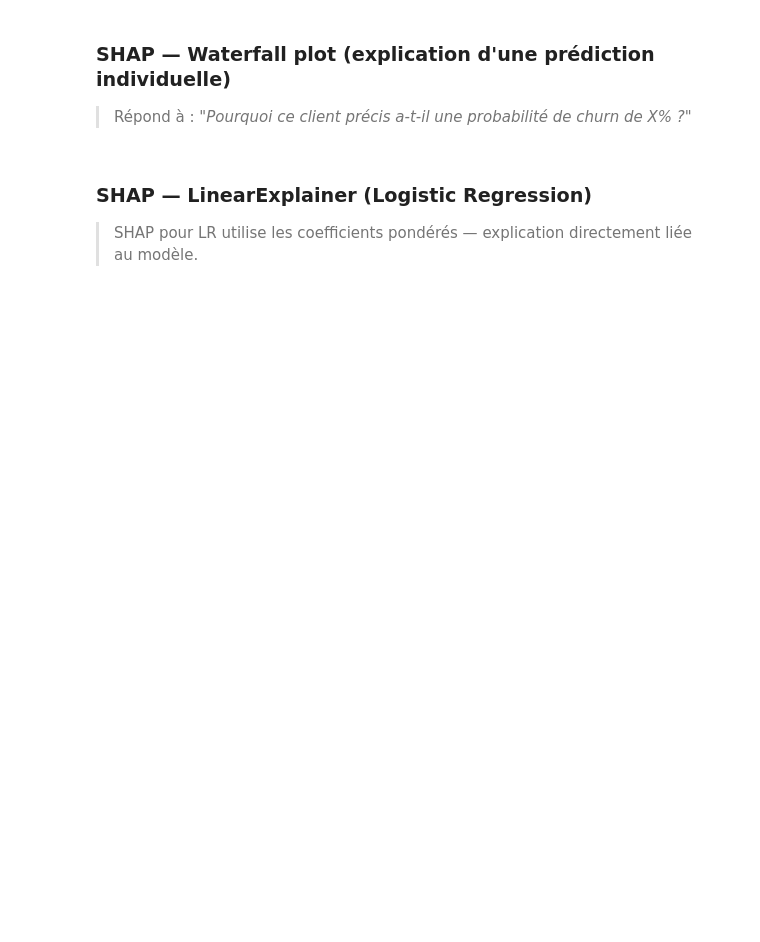
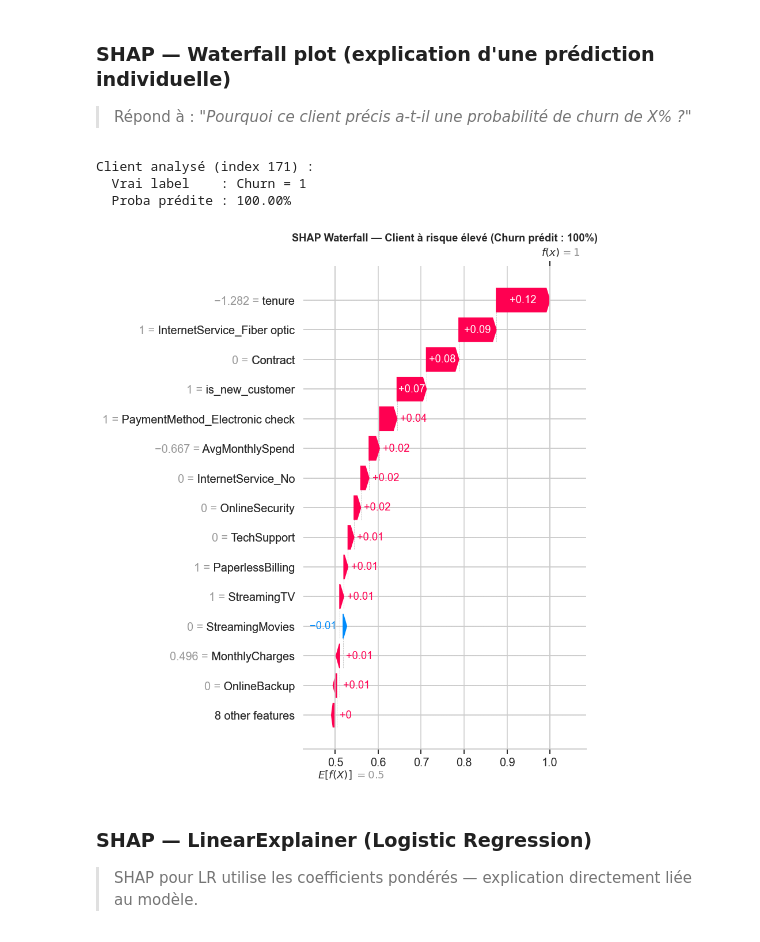
Before and after one commit to Moustapha22013/telco-churn-feature-engineering, a Jupyter notebook: notebooks/04_modeling_experiments.ipynb, the cells around one changed output. Cells and saved outputs as stored; diff of their text form; code cells hidden in the pictures; blank space fills up the shorter version.

```diff
--- a/notebooks/04_modeling_experiments.ipynb
+++ b/notebooks/04_modeling_experiments.ipynb
@@ -369,31 +387,32 @@ Exemples :
 # %%
 import numpy as np
 
-# Choisir un vrai churner (y_test=1) avec forte probabilité prédite
-y_proba_rf = rf_shap.predict_proba(X_test_sel)[:, 1]
-churner_idx = np.where(y_test.values == 1)[0]
-high_risk_idx = churner_idx[np.argsort(y_proba_rf[churner_idx])[-1]]  # churner le plus probable
+y_proba_rf    = rf_shap.predict_proba(X_test_sel)[:, 1]
+churner_idx   = np.where(y_test.values == 1)[0]
+high_risk_idx = churner_idx[np.argsort(y_proba_rf[churner_idx])[-1]]
 
 print(f'Client analysé (index {high_risk_idx}) :')
-print(f'  Vrai label     : Churn = {y_test.iloc[high_risk_idx]}')
-print(f'  Proba prédite  : {y_proba_rf[high_risk_idx]:.2%}')
-print(f'\nValeurs des features :')
-print(X_test_sel.iloc[high_risk_idx])
+print(f'  Vrai label    : Churn = {y_test.iloc[high_risk_idx]}')
+print(f'  Proba prédite : {y_proba_rf[high_risk_idx]:.2%}')
 
-# Waterfall plot
 shap_obj = shap.Explanation(
-    values=shap_values_rf[1][high_risk_idx],
-    base_values=explainer_rf.expected_value[1],
+    values=sv_rf[high_risk_idx],
+    base_values=ev_rf,
     data=X_test_sel.iloc[high_risk_idx].values,
     feature_names=X_test_sel.columns.tolist()
 )
 plt.figure(figsize=(10, 7))
 shap.waterfall_plot(shap_obj, show=False, max_display=15)
-plt.title(f'SHAP Waterfall — Client à risque élevé\n(Churn prédit : {y_proba_rf[high_risk_idx]:.0%})',
+plt.title(f'SHAP Waterfall — Client à risque élevé (Churn prédit : {y_proba_rf[high_risk_idx]:.0%})',
           fontweight='bold')
 plt.tight_layout()
 plt.savefig('../reports/shap_waterfall_churner.png', bbox_inches='tight')
 plt.show()
+# %% [output]
+Client analysé (index 171) :
+  Vrai label    : Churn = 1
+  Proba prédite : 100.00%
+[figure, added]
 # %% [markdown]
 ### SHAP — LinearExplainer (Logistic Regression)
 > SHAP pour LR utilise les coefficients pondérés — explication directement liée au modèle.
```
Also changed, not shown: parts of 11 cells of this notebook, 4 other files.
